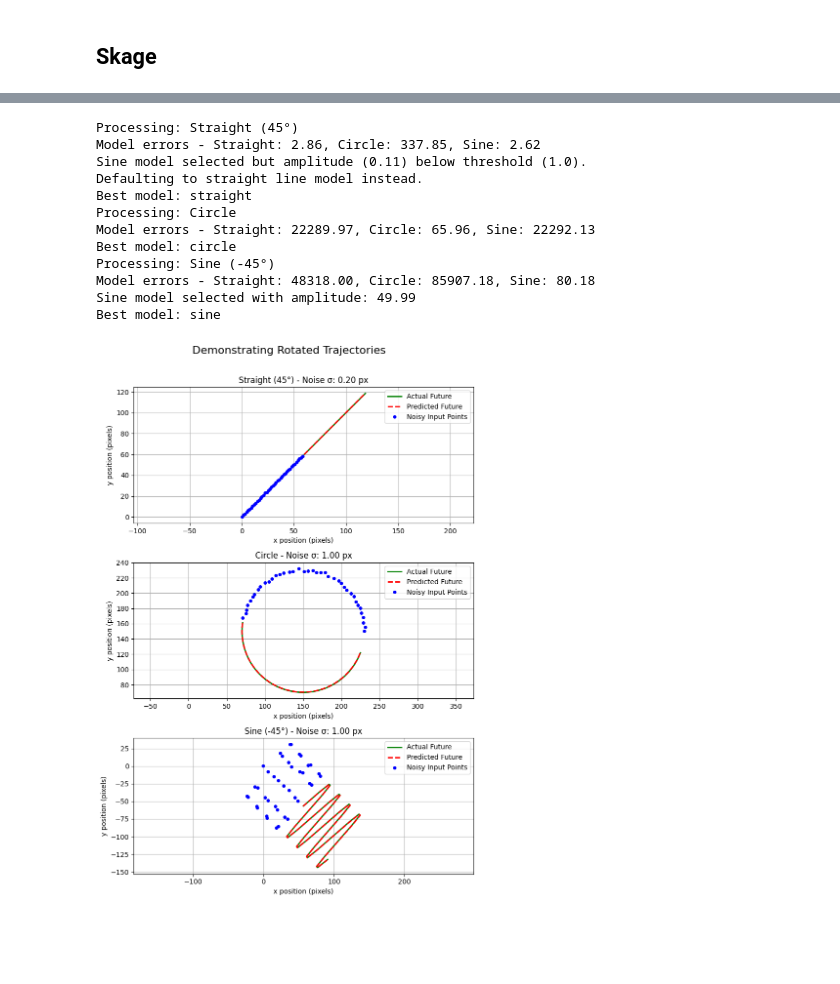
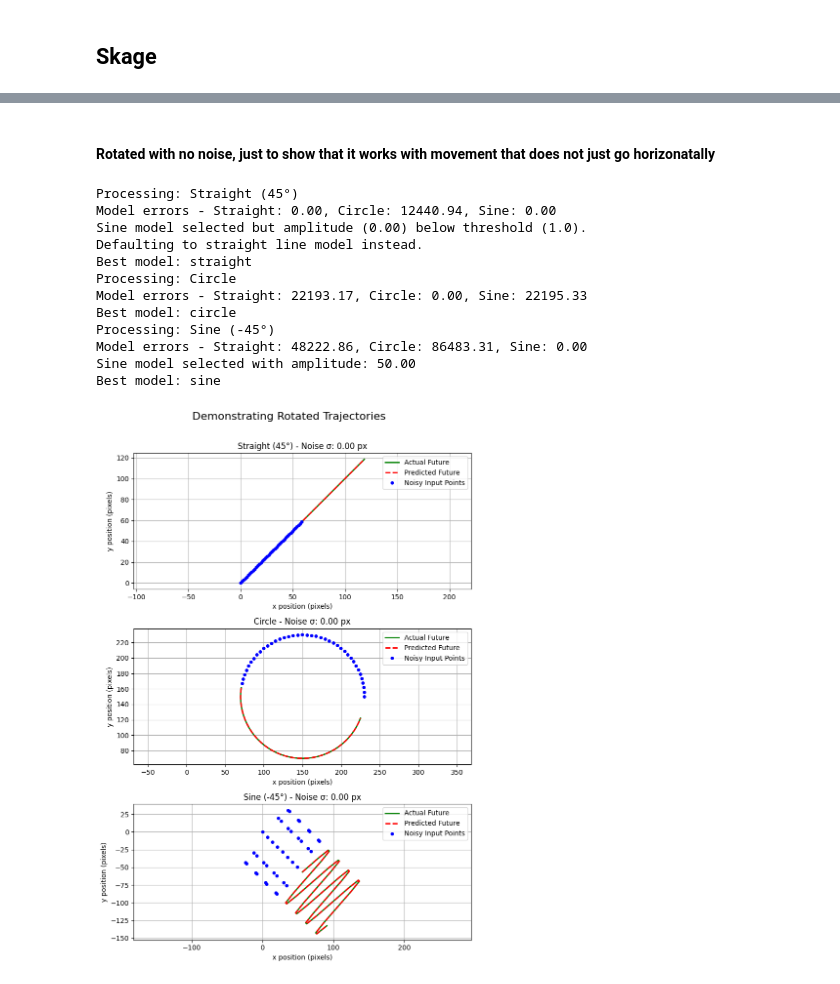
Before and after one commit to Skageb/rotmg-projectile-tracking, a Jupyter notebook: Demonstration.ipynb, the cells around one changed output, grey strips where cells are left out. Drawn from its saved outputs; the diff is of its cells as text; code cells hidden in the pictures; blank space fills up the shorter version.

```diff
--- a/Demonstration.ipynb
+++ b/Demonstration.ipynb
@@ -168,11 +190,11 @@ Best model: sine
+# %% [markdown]
+#### Rotated with no noise, just to show that it works with movement that does not just go horizonatally
 # %%
-# Simulation parameters for static_rotated.py case
 dt_v2 = 0.05
 n_steps_v2 = 40
 future_steps_v2 = 40
-noise_level_v2 = 1.0
+noise_level_v2 = 0.0
 
-# Trajectory generators for static_rotated.py case
 trajectory_generators_v2 = [
     ("Straight (45°)", lambda t: generate_straight_trajectory_v2(t, start_pos=(0, 0), velocity=(30, 30))),
     # Using different circle parameters for variety
@@ -184,7 +206,7 @@ trajectory_generators_v2 = [
 fig2, axes2 = plt.subplots(len(trajectory_generators_v2), 1, figsize=(8, 12))
 fig2.suptitle('Demonstrating Rotated Trajectories', fontsize=16)
 
-np.random.seed(42) # for reproducibility
+np.random.seed(0)
 
 for i, (name, trajectory_func) in enumerate(trajectory_generators_v2):
     ax = axes2[i]
@@ -203,8 +225,8 @@ for i, (name, trajectory_func) in enumerate(trajectory_generators_v2):
     # Add noise
     current_noise = noise_level_v2
     if "Straight" in name:
-        # Less noise for straight line
-        current_noise = noise_level_v2 / 5
+        # Less noise for straight line, this is just done because the straight line is really sensitive to the noise because of the short distance is traveles in the examples.
+        current_noise = noise_level_v2 / 3
     history_pos_noisy = add_noise(history_pos_clean, current_noise)
 
     # Prepare history for predictor
@@ -229,36 +251,36 @@ for i, (name, trajectory_func) in enumerate(trajectory_generators_v2):
     ax.plot(actual_future_np[:, 0], actual_future_np[:, 1], 'g-', label="Actual Future", linewidth=2)
 
     # Plot predicted future if available
     if predicted_future_np.shape[0] > 0:
         ax.plot(predicted_future_np[:, 0], predicted_future_np[:, 1], 'r--', label="Predicted Future", linewidth=2)
 
     # Plot clean history (faded)
     # ax.plot(history_np_clean[:, 0], history_np_clean[:, 1], 'c.', alpha=0.5, label="True Historical Path")
 
     # Plot noisy history (input)
     ax.plot(history_np_noisy[:, 0], history_np_noisy[:, 1], 'bo', markersize=4, label="Noisy Input Points")
 
     ax.set_title(f"{name} - Noise σ: {current_noise:.2f} px")
     ax.set_xlabel("x position (pixels)")
     ax.set_ylabel("y position (pixels)")
     ax.legend()
     ax.grid(True)
 
     ax.set_aspect('equal', adjustable='datalim')
 
 plt.tight_layout(rect=[0, 0.03, 1, 0.97])
 plt.show()
 # %% [output]
 Processing: Straight (45°)
-Model errors - Straight: 2.86, Circle: 337.85, Sine: 2.62
-Sine model selected but amplitude (0.11) below threshold (1.0).
+Model errors - Straight: 0.00, Circle: 12440.94, Sine: 0.00
+Sine model selected but amplitude (0.00) below threshold (1.0).
 Defaulting to straight line model instead.
 Best model: straight
 Processing: Circle
-Model errors - Straight: 22289.97, Circle: 65.96, Sine: 22292.13
+Model errors - Straight: 22193.17, Circle: 0.00, Sine: 22195.33
 Best model: circle
 Processing: Sine (-45°)
-Model errors - Straight: 48318.00, Circle: 85907.18, Sine: 80.18
-Sine model selected with amplitude: 49.99
+Model errors - Straight: 48222.86, Circle: 86483.31, Sine: 0.00
+Sine model selected with amplitude: 50.00
 Best model: sine
-[figure, old version]
+[figure, new version]
```
Also changed, not shown: parts of 9 cells of this notebook.
